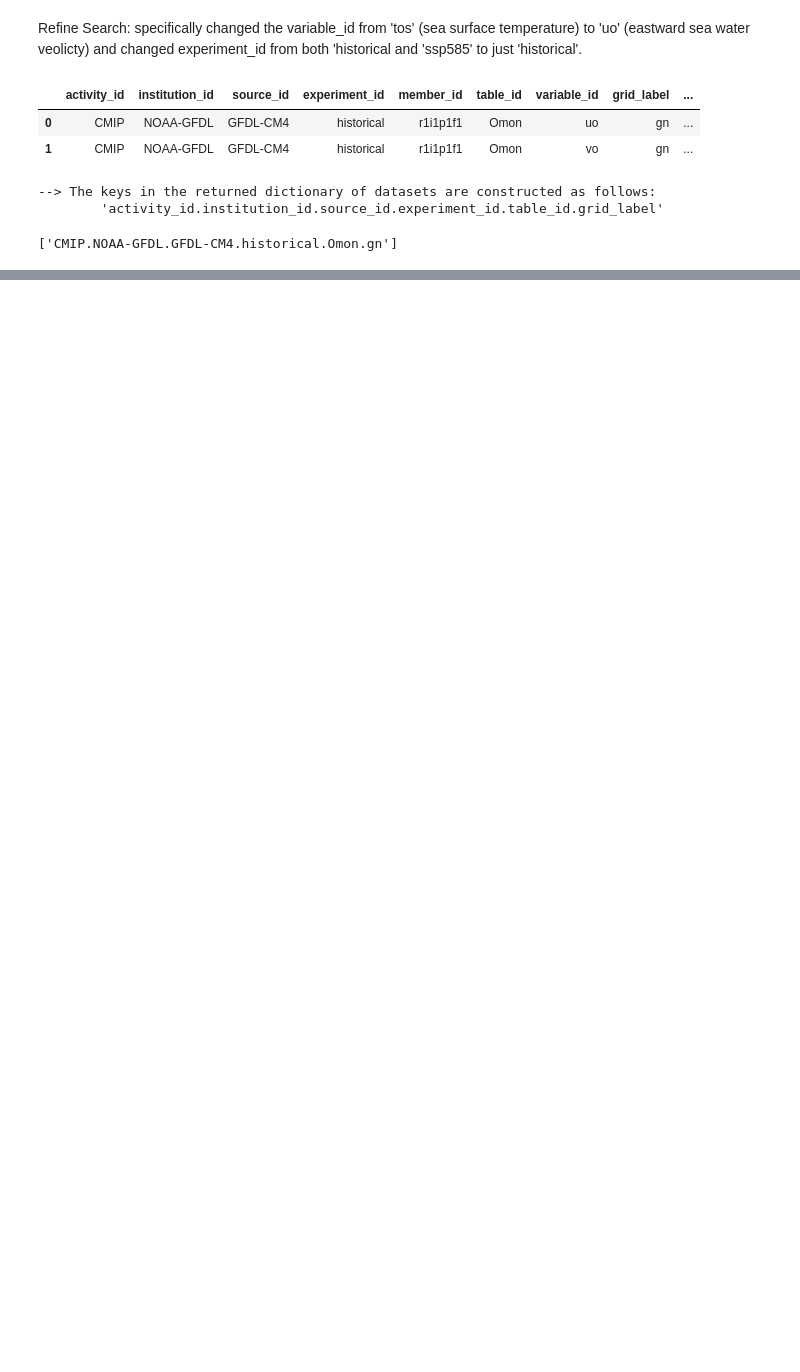
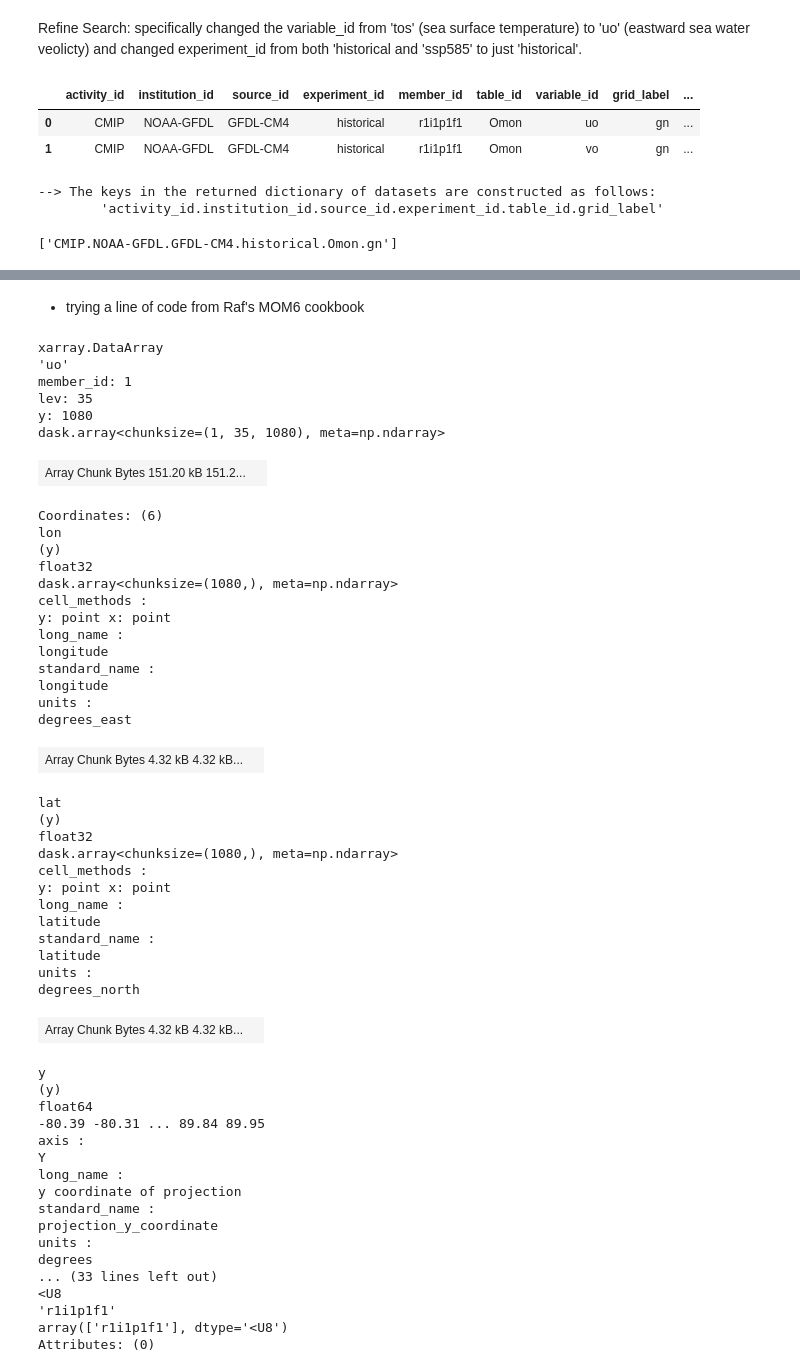
Before and after one commit to disandroa/Example-Notebooks, a Jupyter notebook: Initial Calculations/first_plot.ipynb, the cells around one changed output, grey strips where cells are left out. Saved outputs shown, nothing was run; the diff lists cells and outputs as text; code cells hidden in the pictures; blank space fills up the shorter version.

```diff
--- a/Initial Calculations/first_plot.ipynb
+++ b/Initial Calculations/first_plot.ipynb
@@ -212,3 +229,66 @@ ocean model level
 'r1i1p1f1'
 array(['r1i1p1f1'], dtype='<U8')
 Attributes: (0)
+# %% [markdown]
+* trying a line of code from Raf's MOM6 cookbook
+# %%
+#snap1 = CM4_hist['uo'].sel(x=slice(147.0,164.0), y=slice(-12.0,-2.0), time='2012').mean(dim='time')
+#snap1
+#snap2 = CM4_hist['uo'].sel(lev=2.5).mean(dim='time')
+#snap2
+#snap3 = CM4_hist['uo'].sel(x=slice(50,50.2), y=slice(-12.0,-2.0), time='2012').mean(dim='time')
+#snap3
+snap4 = CM4_hist['uo'].sel(x=-180.0, method='nearest').mean(dim='time')
+snap4   #nearest is only working with one variable
+# %% [output]
+xarray.DataArray
+'uo'
+member_id: 1
+lev: 35
+y: 1080
+dask.array<chunksize=(1, 35, 1080), meta=np.ndarray>
+| Array Chunk Bytes 151.20 kB 151.2... |  |
+Coordinates: (6)
+lon
+(y)
+float32
+dask.array<chunksize=(1080,), meta=np.ndarray>
+cell_methods :
+y: point x: point
+long_name :
+longitude
+standard_name :
+longitude
+units :
+degrees_east
+| Array Chunk Bytes 4.32 kB 4.32 kB... |  |
+lat
+(y)
+float32
+dask.array<chunksize=(1080,), meta=np.ndarray>
+cell_methods :
+y: point x: point
+long_name :
+latitude
+standard_name :
+latitude
+units :
+degrees_north
+| Array Chunk Bytes 4.32 kB 4.32 kB... |  |
+y
+(y)
+float64
+-80.39 -80.31 ... 89.84 89.95
+axis :
+Y
+long_name :
+y coordinate of projection
+standard_name :
+projection_y_coordinate
+units :
+degrees
+... (33 lines left out)
+<U8
+'r1i1p1f1'
+array(['r1i1p1f1'], dtype='<U8')
+Attributes: (0)
```
Also changed, not shown: parts of 7 cells of this notebook.
